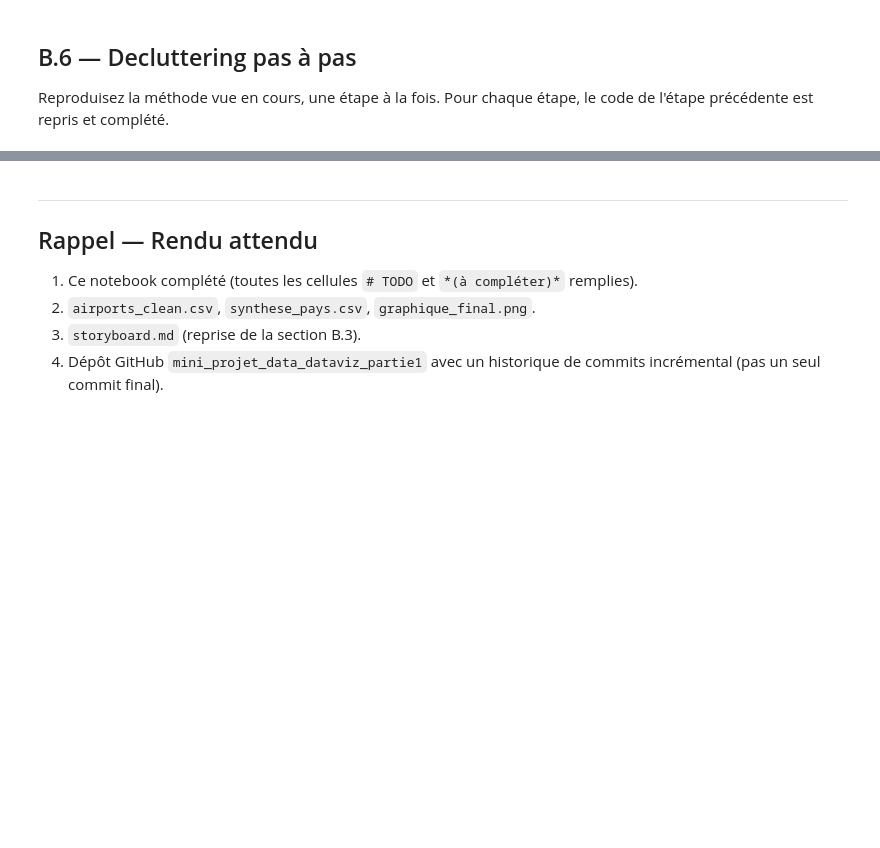
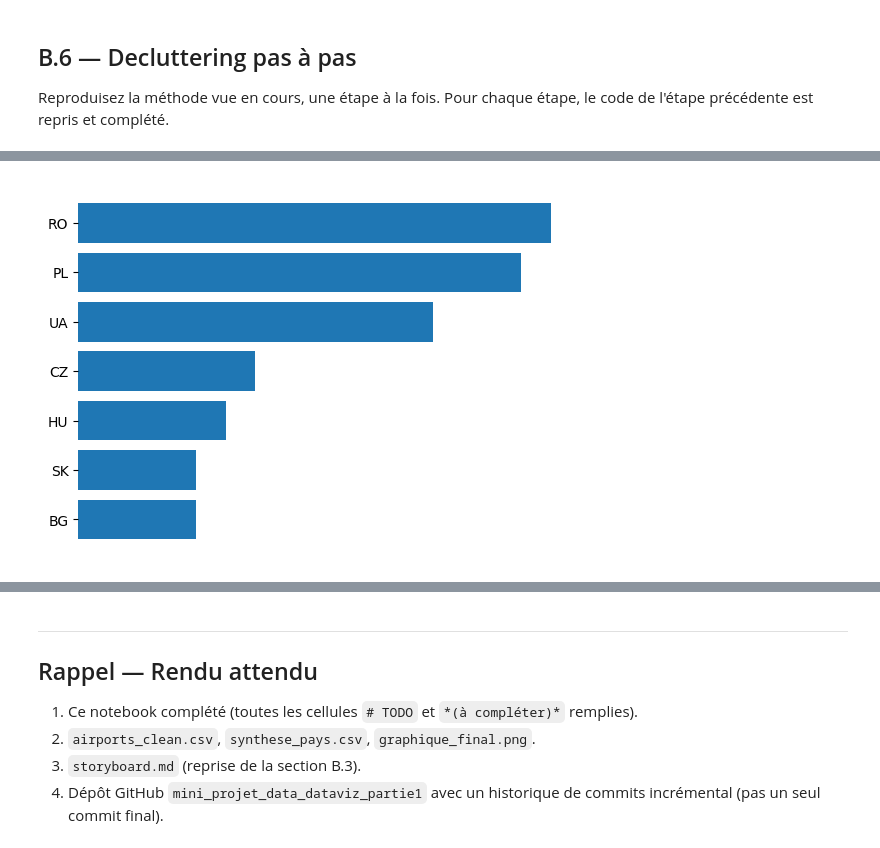
Before and after one commit to ouedraogoahmed210-dev/mini_projet_data_dataviz_partie1, a Jupyter notebook: mini_projet_data_dataviz_partie1.ipynb, the cells around one changed output, grey strips where cells are left out. Cells and saved outputs as stored; diff of their text form; code cells hidden in the pictures; blank space fills up the shorter version.

```diff
--- a/mini_projet_data_dataviz_partie1.ipynb
+++ b/mini_projet_data_dataviz_partie1.ipynb
@@ -313,13 +332,20 @@ plt.show()
 # %%
 # Étape 2 — Nettoyer les labels d'axes (supprimer ce qui n'apporte rien)
 
 fig, ax = plt.subplots()
 # TODO : reprenez le code de l'étape 1 (barh + suppression des bordures)
+ax.barh(synthese_sorted["country"], synthese_sorted[colonne_a_visualiser])
 
+for spine in ["top", "right", "left", "bottom"]:
+    ax.spines[spine].set_visible(False)
 # TODO : supprimez les graduations de l'axe x et son label
 #        indice : ax.tick_params(axis="x", length=0), ax.set_xticklabels([]), ax.set_xlabel("")
-
+ax.tick_params(axis="x", length=0)
+ax.set_xticklabels([])
+ax.set_xlabel("")
 plt.show()
+# %% [output]
+[figure, added]
 # %%
 # Étape 3 — Labellisation directe des données + couleur intentionnelle
 #           (mettre en évidence UN SEUL pays — celui de votre message — le reste en gris)
```
Also changed, not shown: parts of 14 cells of this notebook.
